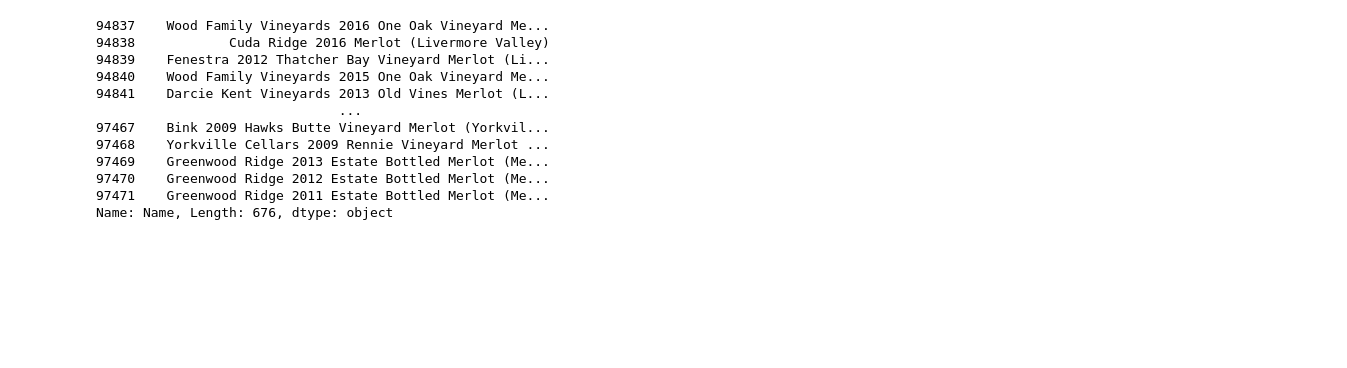
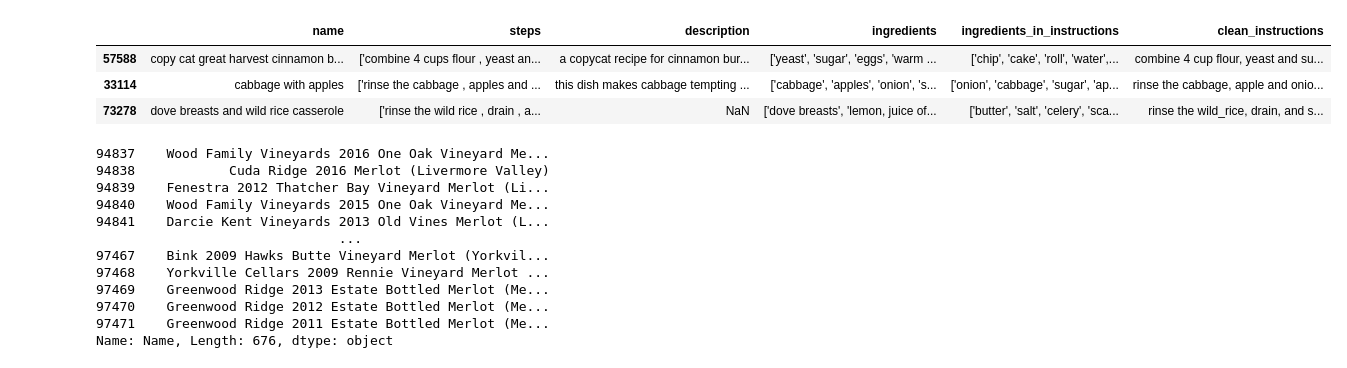
Before and after one commit to osunacj/wine_parings, a Jupyter notebook: app/pairings_visualization.ipynb, the cells around one changed output. Drawn from its saved outputs; the diff is of its cells as text; code cells hidden in the pictures; blank space fills up the shorter version.

```diff
--- a/app/pairings_visualization.ipynb
+++ b/app/pairings_visualization.ipynb
@@ -13,6 +13,15 @@ from pathlib import Path
 from app.notebooks.helpers.bot.kg_generation import create_wine_triplets, create_variety_descriptor_triplets, create_food_triplets
 
 %matplotlib inline
+# %%
+food = get_food_dataframe()
+# %%
+food.sample(3)
+# %% [output]
+|  | name | steps | description | ingredients | ingredients_in_instructions | clean_instructions |
+| 57588 | copy cat great harvest cinnamon b... | ['combine 4 cups flour , yeast an... | a copycat recipe for cinnamon bur... | ['yeast', 'sugar', 'eggs', 'warm ... | ['chip', 'cake', 'roll', 'water',... | combine 4 cup flour, yeast and su... |
+| 33114 | cabbage with apples | ['rinse the cabbage , apples and ... | this dish makes cabbage tempting ... | ['cabbage', 'apples', 'onion', 's... | ['onion', 'cabbage', 'sugar', 'ap... | rinse the cabbage, apple and onio... |
+| 73278 | dove breasts and wild rice casserole | ['rinse the wild rice , drain , a... | NaN | ['dove breasts', 'lemon, juice of... | ['butter', 'salt', 'celery', 'sca... | rinse the wild_rice, drain, and s... |
 # %%
 wine_df = get_wine_dataframe()
 # %%
```
Also changed, not shown: 6 other files.
